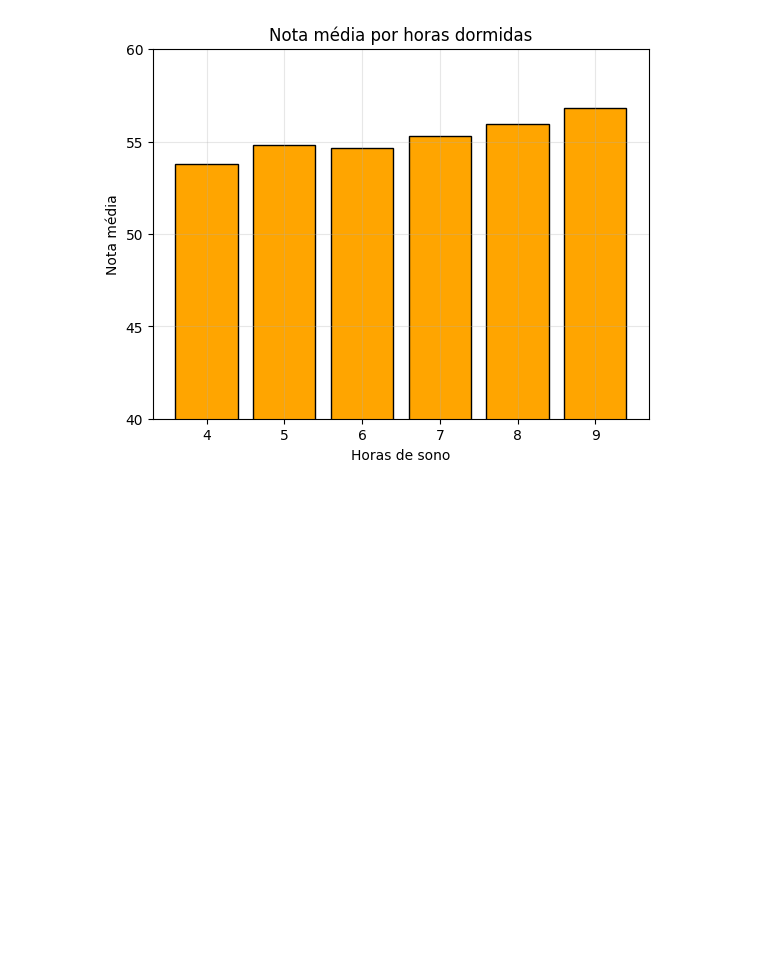
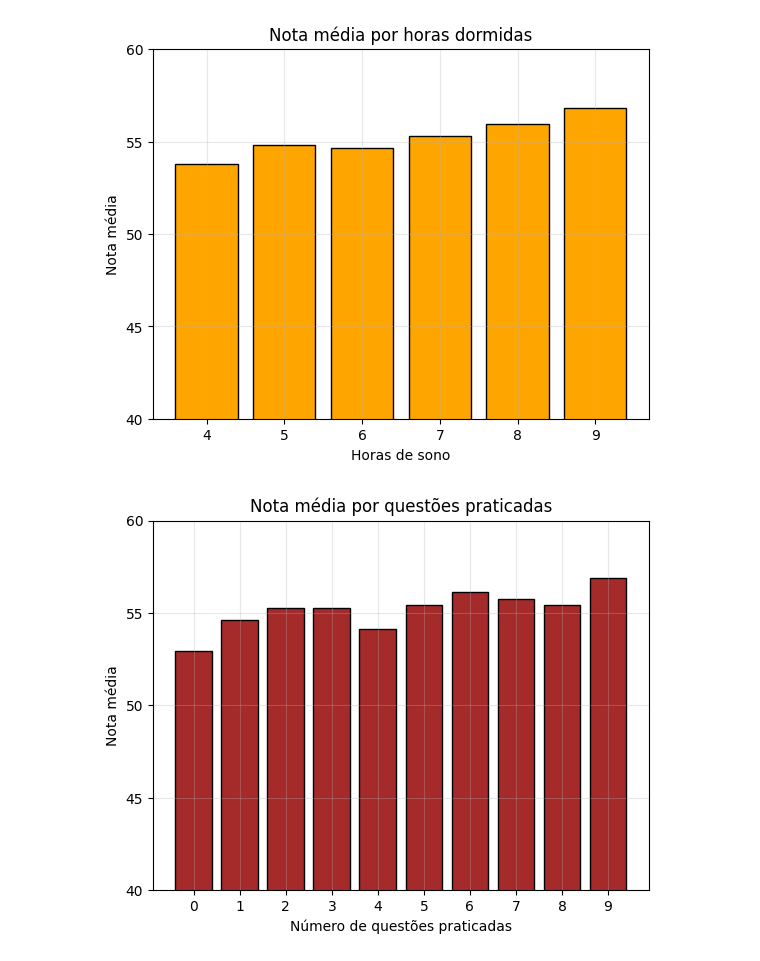
Before and after one commit to andrefsr/Estudos-em-Inteligencia-Artificial, a Jupyter notebook: 2 - Regressão Linear/Student - reg linear multipla/EDA_Student_reg_linear_multipla.ipynb, the cells around one changed output. Drawn from its saved outputs; the diff is of its cells as text; code cells hidden in the pictures; blank space fills up the shorter version.

```diff
--- a/2 - Regressão Linear/Student - reg linear multipla/EDA_Student_reg_linear_multipla.ipynb
+++ b/2 - Regressão Linear/Student - reg linear multipla/EDA_Student_reg_linear_multipla.ipynb
@@ -115,3 +115,19 @@ plt.ylim(40,60)
 plt.show()
 # %% [output]
 [figure]
+# %%
+df_nota_exercicio = df[['Sample Question Papers Practiced','Performance Index']].copy()
+df_nota_exercicio = df_nota_exercicio.groupby('Sample Question Papers Practiced',as_index=False).mean()
+
+plt.figure()
+plt.grid(alpha=0.3)
+plt.xticks(np.arange(0,10,1))
+plt.yticks(np.arange(0,110,5))
+plt.title('Nota média por questões praticadas')
+plt.bar(x=df_nota_exercicio['Sample Question Papers Practiced'],height=df_nota_exercicio['Performance Index'],edgecolor='black',color='brown')
+plt.xlabel('Número de questões praticadas')
+plt.ylabel('Nota média')
+plt.ylim(40,60)
+plt.show()
+# %% [output]
+[figure, added]
```
Also changed, not shown: parts of 1 cell of this notebook, 1 other file.
